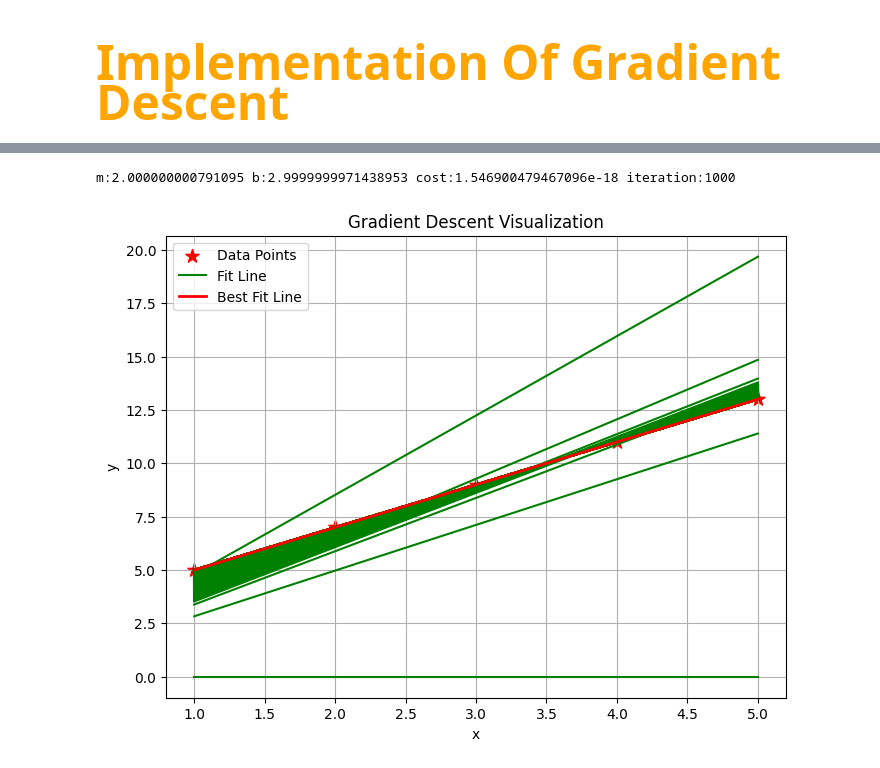
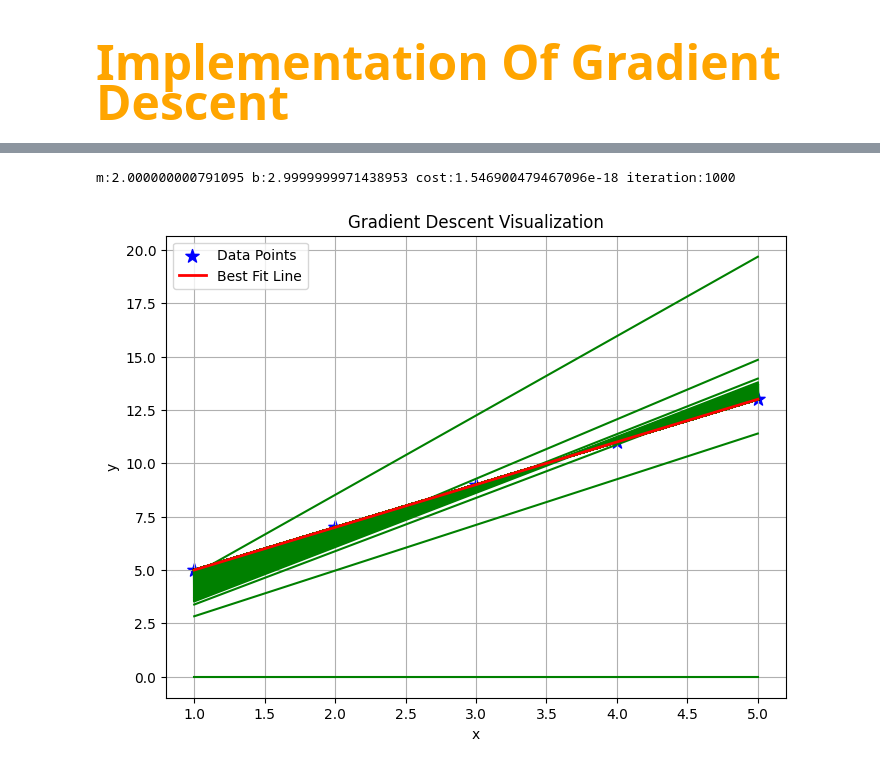
Before and after one commit to abhi24112/Artificial-intelligence, a Jupyter notebook: 1_Gradient Descent.ipynb/2_Gradient Descent Code.ipynb, the cells around one changed output, grey strips where cells are left out. Cells and saved outputs as stored; diff of their text form; code cells hidden in the pictures.

```diff
--- a/1_Gradient Descent.ipynb/2_Gradient Descent Code.ipynb
+++ b/1_Gradient Descent.ipynb/2_Gradient Descent Code.ipynb
@@ -68,7 +68,7 @@ def gradient_descent(x, y):
     n = len(x)
     learning_rate = 0.06 # Learning Rate(α)alpha (we have to do hit and trial to find LR)
     plt.figure(figsize=(8, 6))
-    plt.scatter(x, y, color='red', marker='*', s=100, label='Data Points')
+    plt.scatter(x, y, color='blue', marker='*', s=100, label='Data Points')
     for i in range(iteration):
         # predicted value of (y)
         y_pre = m_curr * x + b_curr
@@ -76,34 +76,34 @@ def gradient_descent(x, y):
         #cost function (mse)
         cost = (1/n) * sum((y-y_pre)**2)
 
         # partial differentiation of (mse) with resp. of (m) and (b)
         md = -(2/n) * sum(x*(y-y_pre))
         bd = -(2/n) * sum((y-y_pre))
 
         # Learning Rate
         m_curr = m_curr - learning_rate * md
         b_curr = b_curr - learning_rate * bd
         # print(f"m:{m_curr} b:{b_curr} cost:{cost} iteration:{i+1}")
-        if i == 0:
-            plt.plot(x, y_pre, color='green', label='Fit Line')
-        elif i == iteration-1:
+        # if i == 0:
+        #     plt.plot(x, y_pre, color='green', label='Fit Line')
+        if i == iteration-1:
             plt.plot(x, y_pre, color='red',linewidth=2, label='Best Fit Line') # optimized m and b
             print(f"m:{m_curr} b:{b_curr} cost:{cost} iteration:{i+1}")
 
         else:
             plt.plot(x,y_pre, color='green')
 
     plt.xlabel('x')
     plt.ylabel('y')
     plt.title('Gradient Descent Visualization')
     plt.grid()
     plt.legend()
     plt.show()
 
 # Example data
 x = np.array([1, 2, 3, 4, 5])
 y = np.array([5, 7, 9, 11, 13])
 gradient_descent(x, y)
 # %% [output]
 m:2.000000000791095 b:2.9999999971438953 cost:1.546900479467096e-18 iteration:1000
-[figure, old version]
+[figure, new version]
```
